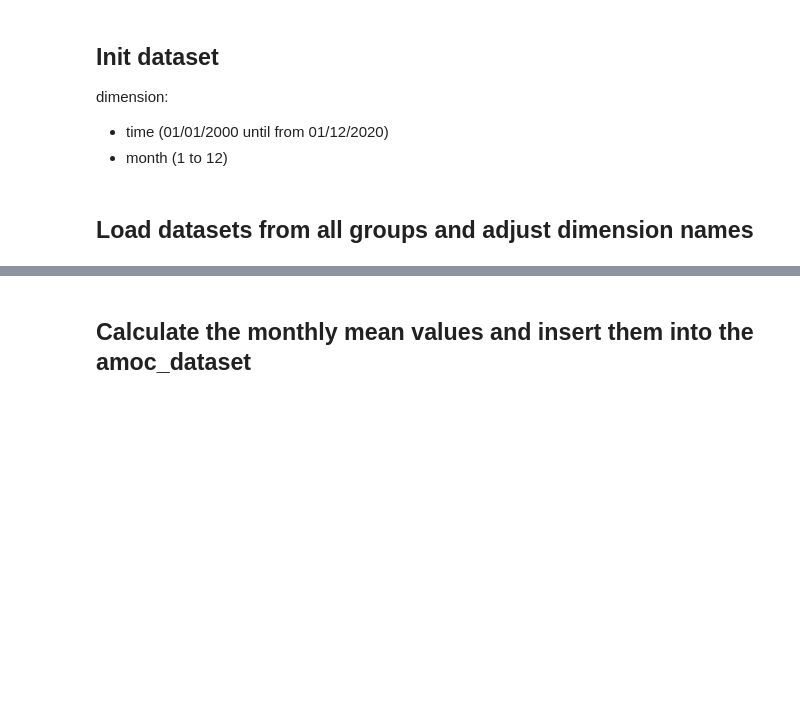
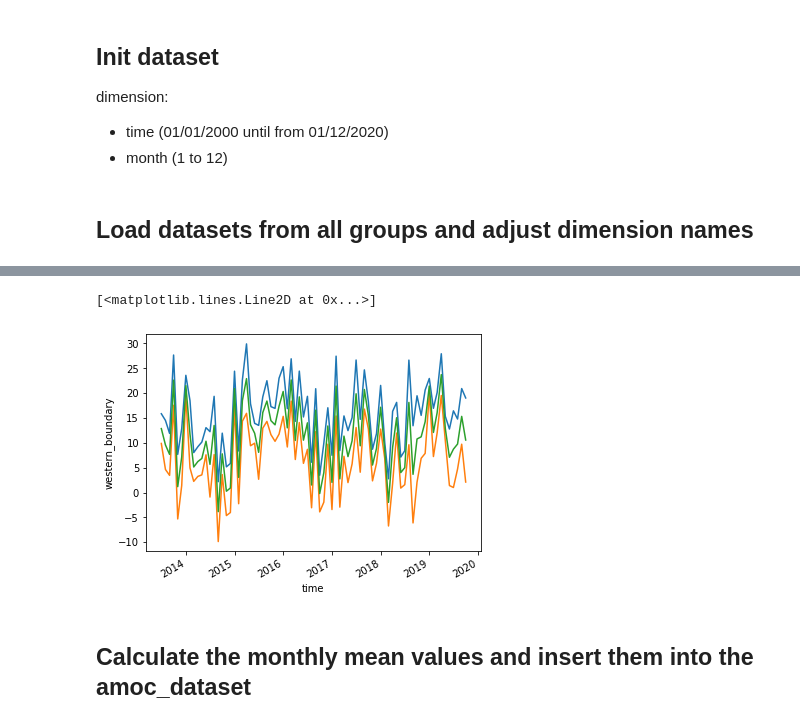
Before and after one commit to nilsnevertree/ApothermGroupProject, a Jupyter notebook: AmocTotalTransport.ipynb, the cells around one changed output, grey strips where cells are left out. Saved outputs shown, nothing was run; the diff lists cells and outputs as text; code cells hidden in the pictures; blank space fills up the shorter version.

Commit message:
created monthly mean and std western boundary transport

```diff
--- a/AmocTotalTransport.ipynb
+++ b/AmocTotalTransport.ipynb
@@ -91,8 +91,44 @@ hydrographic_variability = RenameDimensionsAndVariables(
 # western boundary current
 # group 3
 western_boundary = xr.open_dataset(DATAFOLDER + "/group3_western_boundary_transport.nc")
+western_boundary_monthly = western_boundary.resample(time="1MS").mean(dim="time")
+western_boundary_monthly_std = western_boundary.resample(time="1MS").std(dim="time")
 
 # ============
 # ekman transport
 # group 5
 ekman_transport = xr.open_dataset(DATAFOLDER + "/group5_ekmann_transport.nc")
+# %%
+''' insert ekman_transport in Sv and westernboundary current to amoc dataset '''
+western_boundary_attrs = dict(
+    latitude = "11 deg S",
+    longitude = "36 deg W - 34.8 deg W",
+    depth = "0 - 2000 m",
+    unit = "Sv",
+    unit_full = "Sverdup are 1e6 m^3/s",
+)
+amoc_dataset['western_boundary_pos'] = western_boundary_monthly.Transport_pos
+print(type(amoc_dataset))
+amoc_dataset.western_boundary_pos.attrs = {
+        **western_boundary_attrs,
+        **dict(description = "Western boundary transport of the Brazil current in the upper layer towards the north",
+                label = "Western boundary pos."
+                )}
+print(type(amoc_dataset))
+amoc_dataset['western_boundary_neg'] = western_boundary_monthly.Transport_neg
+amoc_dataset.western_boundary_neg.attrs = {
+        **western_boundary_attrs,
+        **dict(description = "Western boundary transport of the Brazil under current in the lower layer towards the south",
+                label = "Western boundary transport south"
+                )}
+
+amoc_dataset['western_boundary'] = amoc_dataset.western_boundary_pos + amoc_dataset.western_boundary_neg
+amoc_dataset.western_boundary.attrs = {
+        **western_boundary_attrs,
+        **dict(description = "Western boundary transport of the Brazil under current in the lower layer towards the south",
+                label = "Western boundary transport total"
+                )}
+
+amoc_dataset['western_boundary_std'] = (western_boundary.Transport_pos + western_boundary.Transport_neg).resample(time= "1MS").std("time")
+
+amoc_dataset
@@ -99,3 +150,10 @@ ekman_transport = xr.open_dataset(DATAFOLDER + "/group5_ekmann_transport.nc")
+# %%
+(amoc_dataset.western_boundary + amoc_dataset.western_boundary_std).plot()
+(amoc_dataset.western_boundary - amoc_dataset.western_boundary_std).plot()
+(amoc_dataset.western_boundary).plot()
+# %% [output]
+[<matplotlib.lines.Line2D at 0x...>]
+[figure, added]
 # %% [markdown]
 ## Calculate the monthly mean values and insert them into the amoc_dataset
 # %%
```
Also changed, not shown: parts of 1 cell of this notebook.
